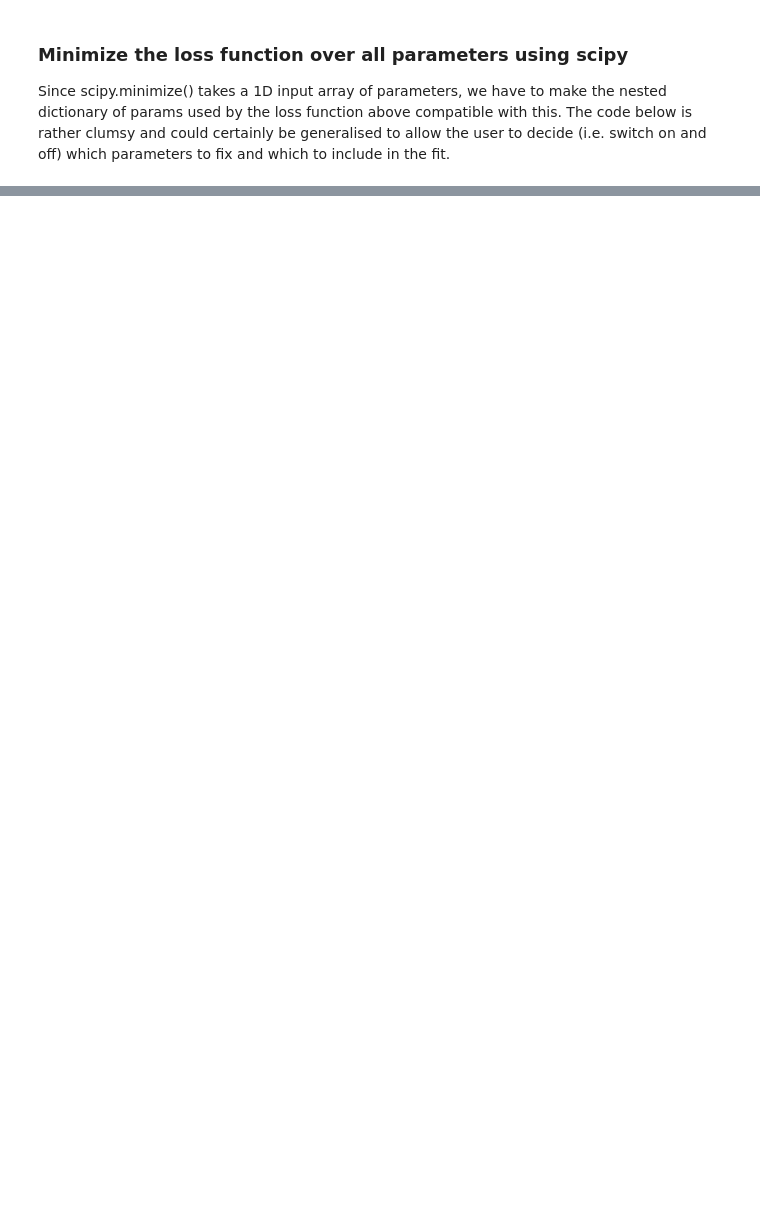
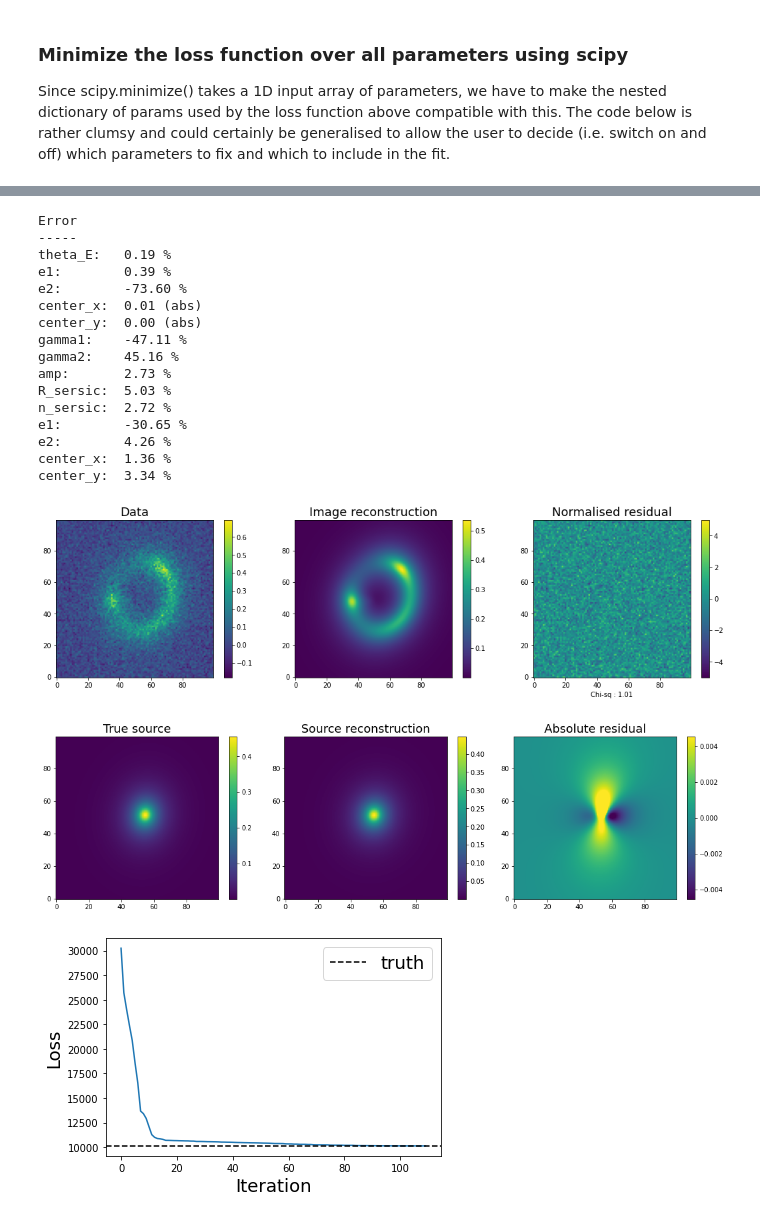
Before and after one commit to Herculens/herculens, a Jupyter notebook: notebooks/test3.ipynb, the cells around one changed output, grey strips where cells are left out. Drawn from its saved outputs; the diff is of its cells as text; code cells hidden in the pictures; blank space fills up the shorter version.

```diff
--- a/notebooks/test3.ipynb
+++ b/notebooks/test3.ipynb
@@ -323,0 +344,78 @@ center_y:  5.22 %
+# %%
+p_final = {'kwargs_lens_mass': [{'theta_E': opt.x[0], 'e1': opt.x[1], 'e2': opt.x[2],
+                                 'center_x': opt.x[3], 'center_y': opt.x[4]},
+                                 {'gamma1': opt.x[5], 'gamma2': opt.x[6]}],
+           'kwargs_source_light': [{'amp': opt.x[7], 'R_sersic': opt.x[8], 'n_sersic': opt.x[9],
+                                    'e1': opt.x[10], 'e2': opt.x[11],
+                                    'center_x': opt.x[12], 'center_y': opt.x[13]}],
+           'kwargs_lens_light': kwargs_lens_light}
+rec_image = image_model.image(kwargs_lens=p_final['kwargs_lens_mass'],
+                              kwargs_source=p_final['kwargs_source_light'],
+                              kwargs_lens_light=p_final['kwargs_lens_light'],
+                              kwargs_ps={})
+
+rec_source = image_model.source_surface_brightness(kwargs_source=p_final['kwargs_source_light'], de_lensed=True)
+# %%
+fig, axes = plt.subplots(1, 3, figsize=(15, 4))
+ax1, ax2, ax3 = axes
+img1 = ax1.imshow(data, origin='lower')
+ax1.set_title("Data", fontsize=FS)
+img2 = ax2.imshow(rec_image, origin='lower')
+ax2.set_title("Image reconstruction", fontsize=FS)
+img3 = ax3.imshow((data - rec_image) / jnp.sqrt(noise_var), origin='lower', vmin=-5, vmax=5)
+ax3.set_title("Normalised residual", fontsize=FS)
+ax3.set_xlabel(f"Chi-sq : {loss(p_final) / npix**2:.2f}")
+for img, ax in zip((img1, img2, img3), axes):
+    fig.colorbar(img, ax=ax)
+fig.tight_layout()
+
+fig, axes = plt.subplots(1, 3, figsize=(15, 4))
+ax1, ax2, ax3 = axes
+img1 = ax1.imshow(true_unlensed_source, origin='lower')
+ax1.set_title("True source", fontsize=FS)
+img2 = ax2.imshow(rec_source, origin='lower')
+ax2.set_title("Source reconstruction", fontsize=FS)
+vmax = true_unlensed_source.max() / 100
+img3 = ax3.imshow(true_unlensed_source - rec_source, origin='lower', vmin=-vmax, vmax=vmax)
+ax3.set_title("Absolute residual", fontsize=FS)
+for img, ax in zip((img1, img2, img3), axes):
+    fig.colorbar(img, ax=ax)
+fig.tight_layout()
+
+fig, ax = plt.subplots(1, 1)
+ax.plot(range(len(metrics.loss_history)), metrics.loss_history)
+ax.axhline(y=loss_true, ls='--', c='k', label='truth')
+ax.set_ylabel("Loss", fontsize=FS)
+ax.set_xlabel("Iteration", fontsize=FS)
+ax.legend(fontsize=FS);
+
+print("Error")
+print("-----")
+for i, params in enumerate(kwargs_lens_mass):
+    for key, value in params.items():
+        fit = p_final['kwargs_lens_mass'][i][key]
+        print_error(key, value, fit)
+for params in kwargs_source_light:
+    for key, value in params.items():
+        fit = p_final['kwargs_source_light'][0][key]
+        print_error(key, value, fit)
+# %% [output]
+Error
+-----
+theta_E:   0.19 %
+e1:        0.39 %
+e2:        -73.60 %
+center_x:  0.01 (abs)
+center_y:  0.00 (abs)
+gamma1:    -47.11 %
+gamma2:    45.16 %
+amp:       2.73 %
+R_sersic:  5.03 %
+n_sersic:  2.72 %
+e1:        -30.65 %
+e2:        4.26 %
+center_x:  1.36 %
+center_y:  3.34 %
+[figure, added]
+[figure, added]
+[figure, added]
```
Also changed, not shown: parts of 17 cells of this notebook, 3 other files.
